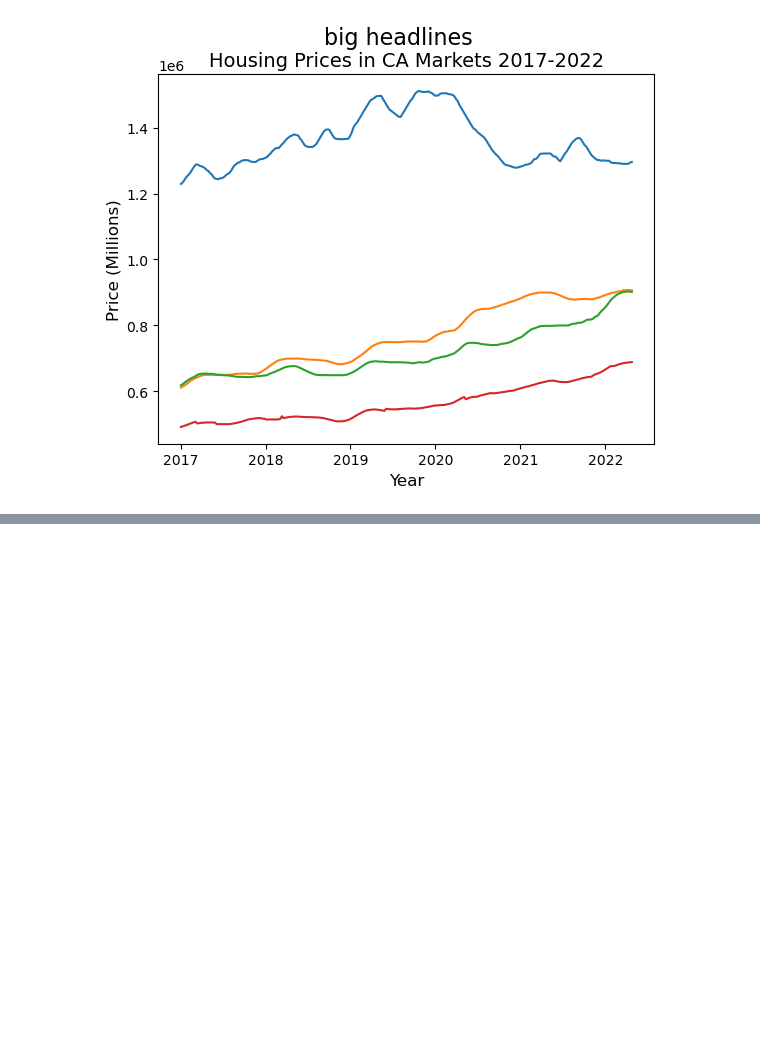
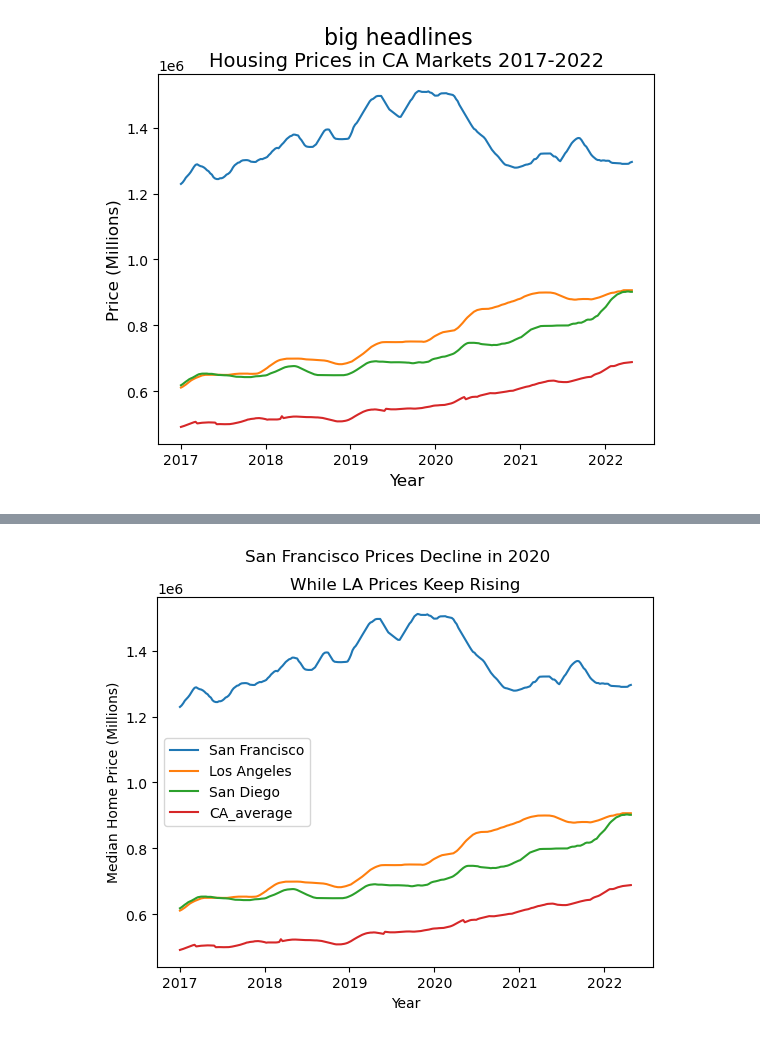
Before and after one commit to junclemente/DSIL-PythonDataViz, a Jupyter notebook: plt_fundamentals.ipynb, the cells around one changed output, grey strips where cells are left out. Cells and saved outputs as stored; diff of their text form; code cells hidden in the pictures; blank space fills up the shorter version.

```diff
--- a/plt_fundamentals.ipynb
+++ b/plt_fundamentals.ipynb
@@ -146,0 +170,26 @@ plt.show()
+# %%
+fig, ax = plt.subplots()
+
+
+# Add label
+ax.plot(ca_housing_markets)
+
+fig.suptitle("San Francisco Prices Decline in 2020")
+ax.set_title("While LA Prices Keep Rising")
+ax.set_xlabel("Year")
+ax.set_ylabel("Median Home Price (Millions)")
+
+
+# Location of legend
+# loc
+# bbox_to_anchor - specify (x,y) coordinates
+
+# Legend
+# ax.legend(["SF", "LA"], loc="best")
+# ax.legend(["SF", "LA"], loc="lower right")
+# ax.legend(["SF", "LA"], bbox_to_anchor=(1.2, 1))
+ax.legend(ca_housing_markets.columns)
+
+plt.show()
+# %% [output]
+[figure, added]
```
Also changed, not shown: parts of 7 cells of this notebook.
